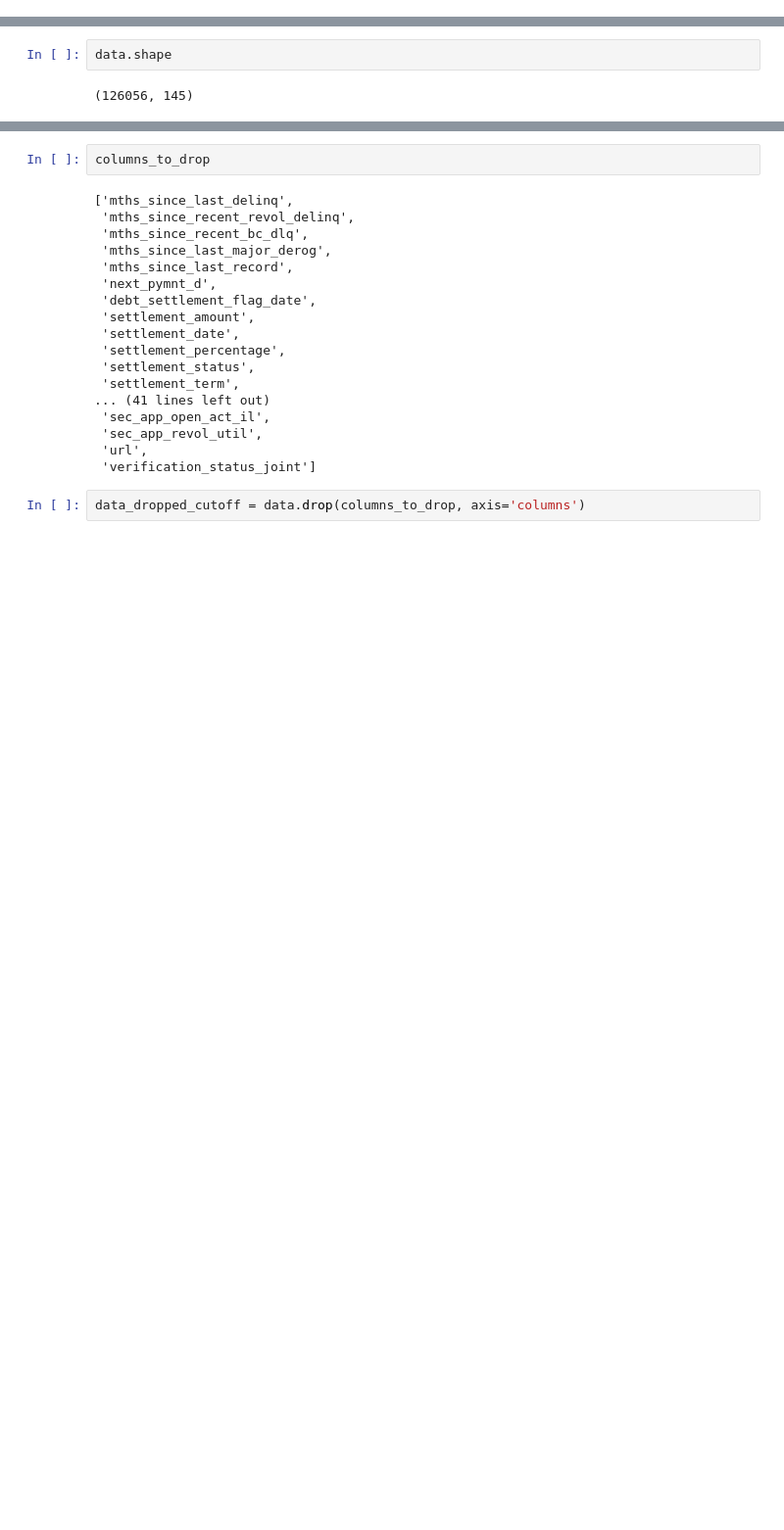
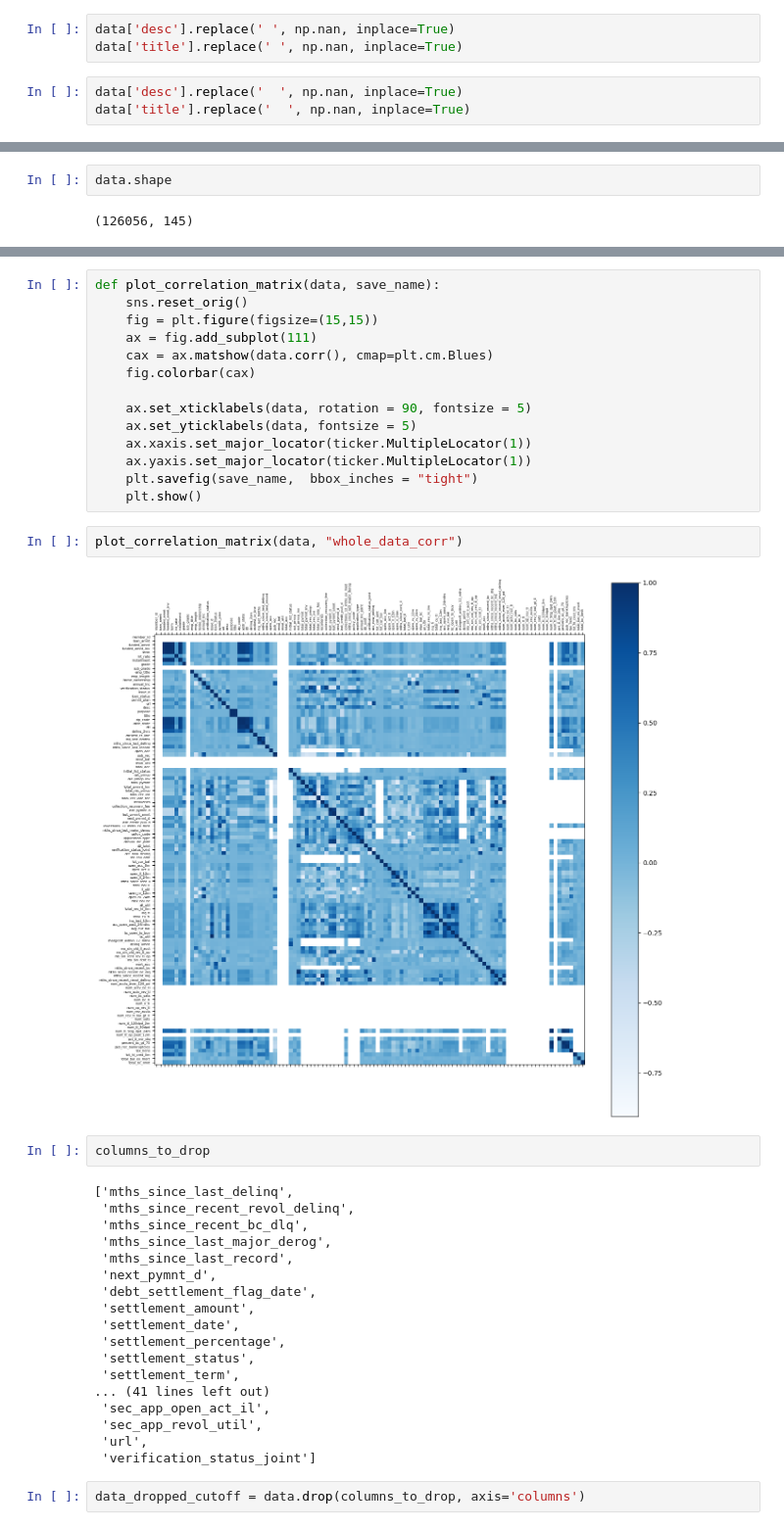
Before and after one commit to battogtokhb/cs230-final, a Jupyter notebook: LendingClubDataPreprocessing.ipynb, the cells around one changed output, grey strips where cells are left out. Shown at 98% size. Saved outputs shown, nothing was run; the diff lists cells and outputs as text; blank space fills up the shorter version.

```diff
--- a/LendingClubDataPreprocessing.ipynb
+++ b/LendingClubDataPreprocessing.ipynb
@@ -17,6 +17,12 @@ data = pd.read_csv("loan.csv")
 # %%
 #Drop empty title/desc rows
 data = data.dropna(axis=0, subset=['title', 'desc'])
+# %%
+data['desc'].replace(' ', np.nan, inplace=True)
+data['title'].replace(' ', np.nan, inplace=True)
+# %%
+data['desc'].replace('  ', np.nan, inplace=True)
+data['title'].replace('  ', np.nan, inplace=True)
 # %%
 def visualize_nulls(data, save_name = "missing_values", cut_off = 0.8):
     columns = {}
@@ -64,3 +52,21 @@ verification_status_joint 0.0
+# %%
+def plot_correlation_matrix(data, save_name):
+    sns.reset_orig()
+    fig = plt.figure(figsize=(15,15))
+    ax = fig.add_subplot(111)
+    cax = ax.matshow(data.corr(), cmap=plt.cm.Blues)
+    fig.colorbar(cax)
+
+    ax.set_xticklabels(data, rotation = 90, fontsize = 5)
+    ax.set_yticklabels(data, fontsize = 5)
+    ax.xaxis.set_major_locator(ticker.MultipleLocator(1))
+    ax.yaxis.set_major_locator(ticker.MultipleLocator(1))
+    plt.savefig(save_name,  bbox_inches = "tight")
+    plt.show()
+# %%
+plot_correlation_matrix(data, "whole_data_corr")
+# %% [output]
+[figure, added]
 # %%
 columns_to_drop
 # %% [output]
```
Also changed, not shown: parts of 90 cells of this notebook.
